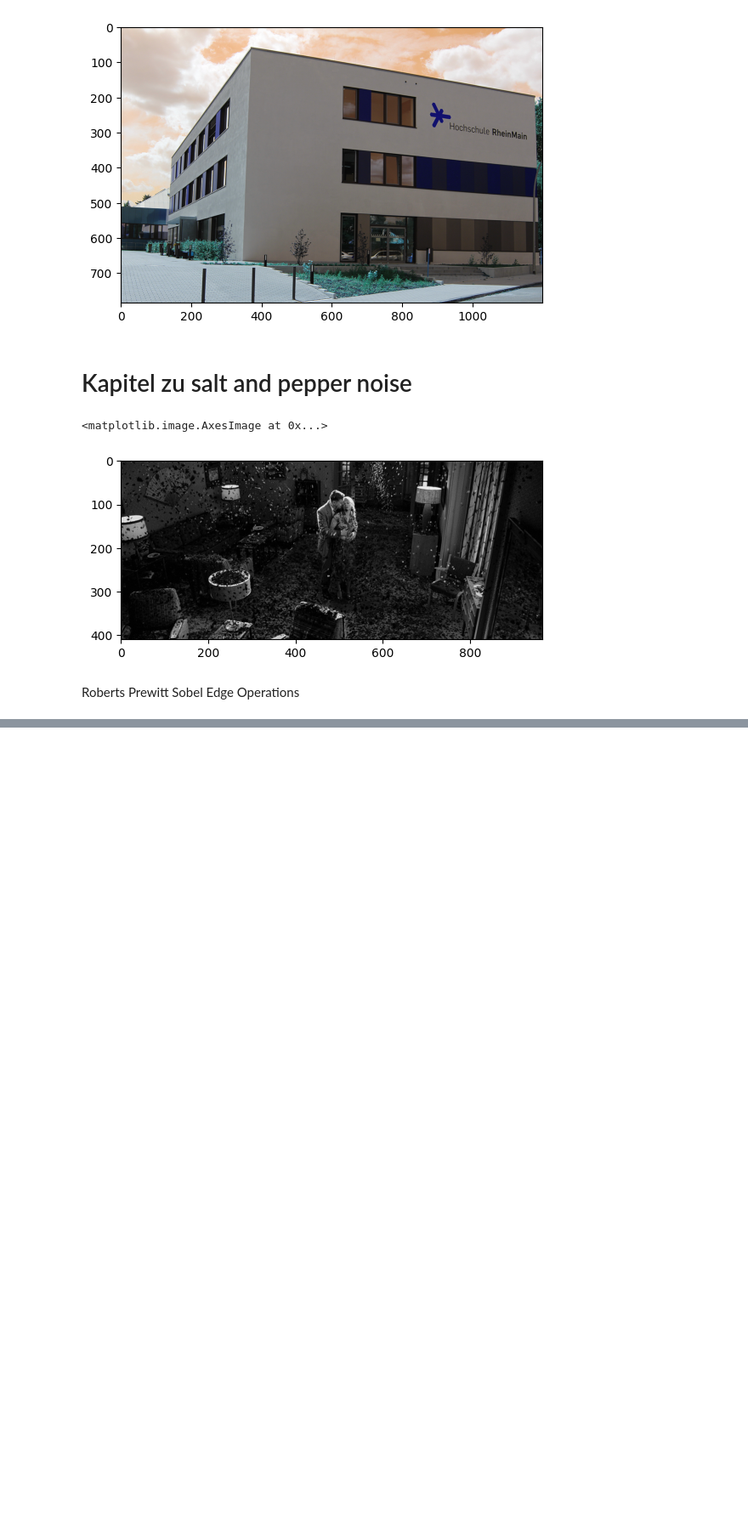
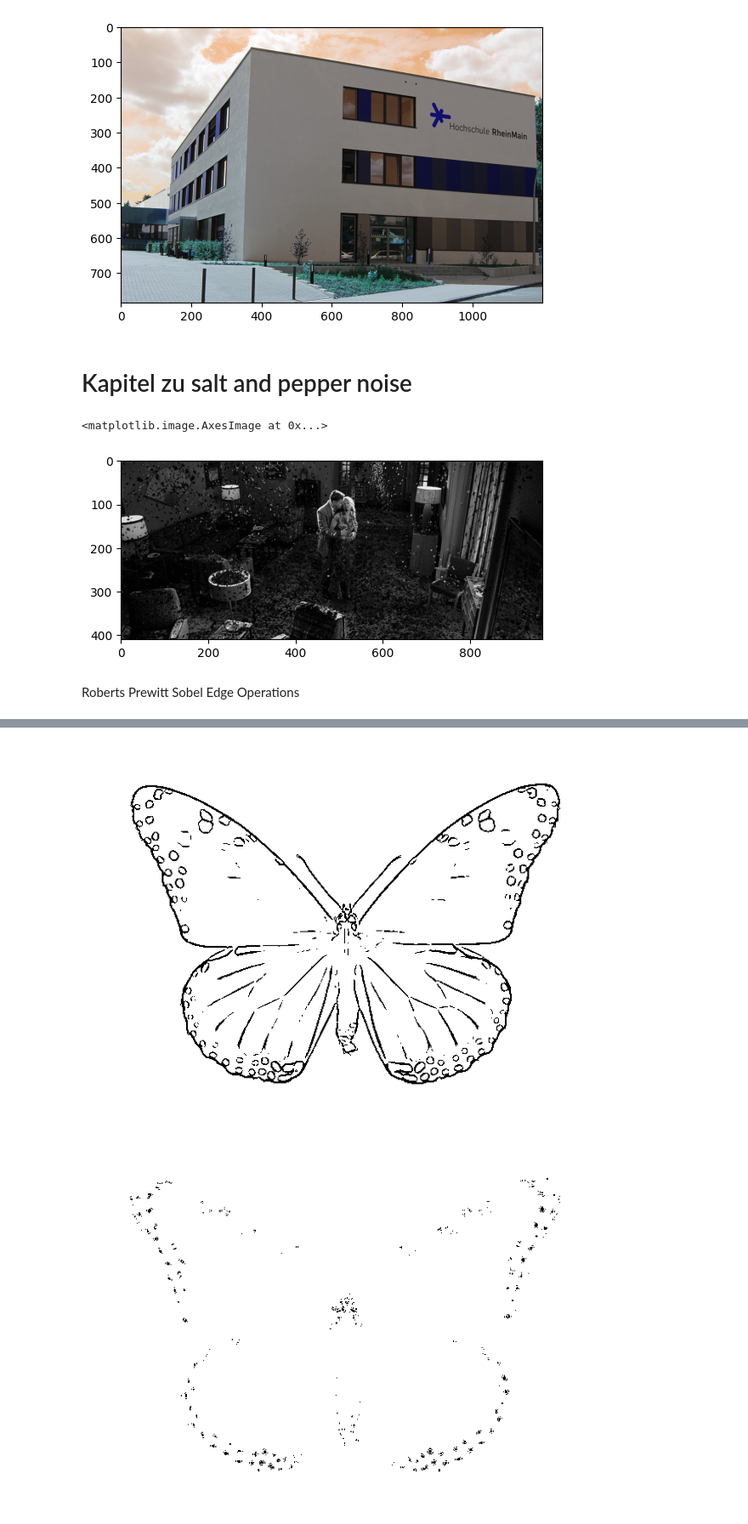
Before and after one commit to BradonjaDev/ISP_notebook_sync, a Jupyter notebook: test.ipynb, the cells around one changed output, grey strips where cells are left out. Shown at 85% size. Cells and saved outputs as stored; diff of their text form; code cells hidden in the pictures; blank space fills up the shorter version.

```diff
--- a/test.ipynb
+++ b/test.ipynb
@@ -73,0 +115,13 @@ plt.show()
+# %%
+abs1 = np.abs(lambda1) # the response
+abs2 = np.abs(lambda2) # distinguish between lines and blobs
+# thresholds
+thr1 = 0.2 * np.max(abs1)
+thr2 = 0.2 * np.max(abs2)
+lines = (abs1 > thr1) & (abs2 < thr1)
+blobs = (abs1 > thr1) & (abs2 > thr2)
+plt.imshow(255-to_u8(lines.astype(int)), cmap='gray'); plt.axis("off"); plt.tight_layout(); plt.show()
+plt.imshow(255-to_u8(blobs.astype(int)), cmap='gray'); plt.axis("off"); plt.tight_layout(); plt.show()
+# %% [output]
+[figure, added]
+[figure, added]
```
Also changed, not shown: parts of 7 cells of this notebook.
